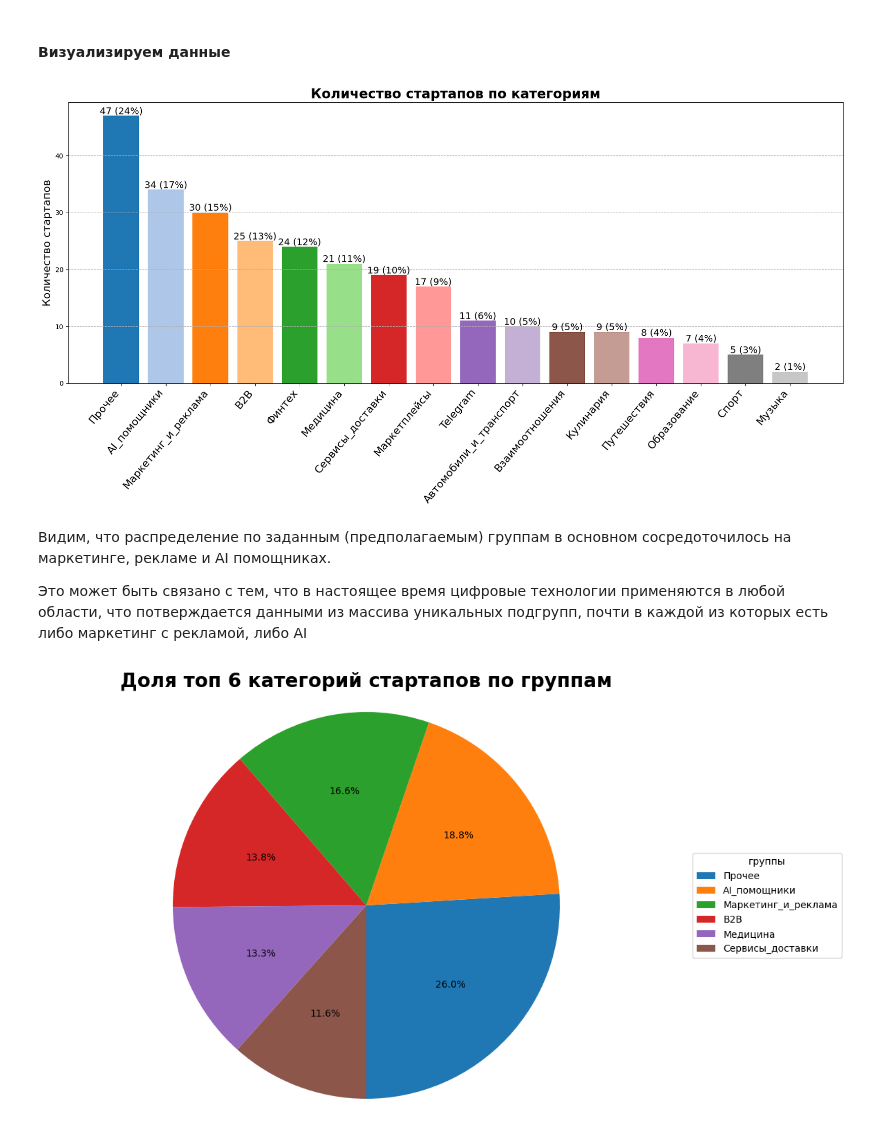
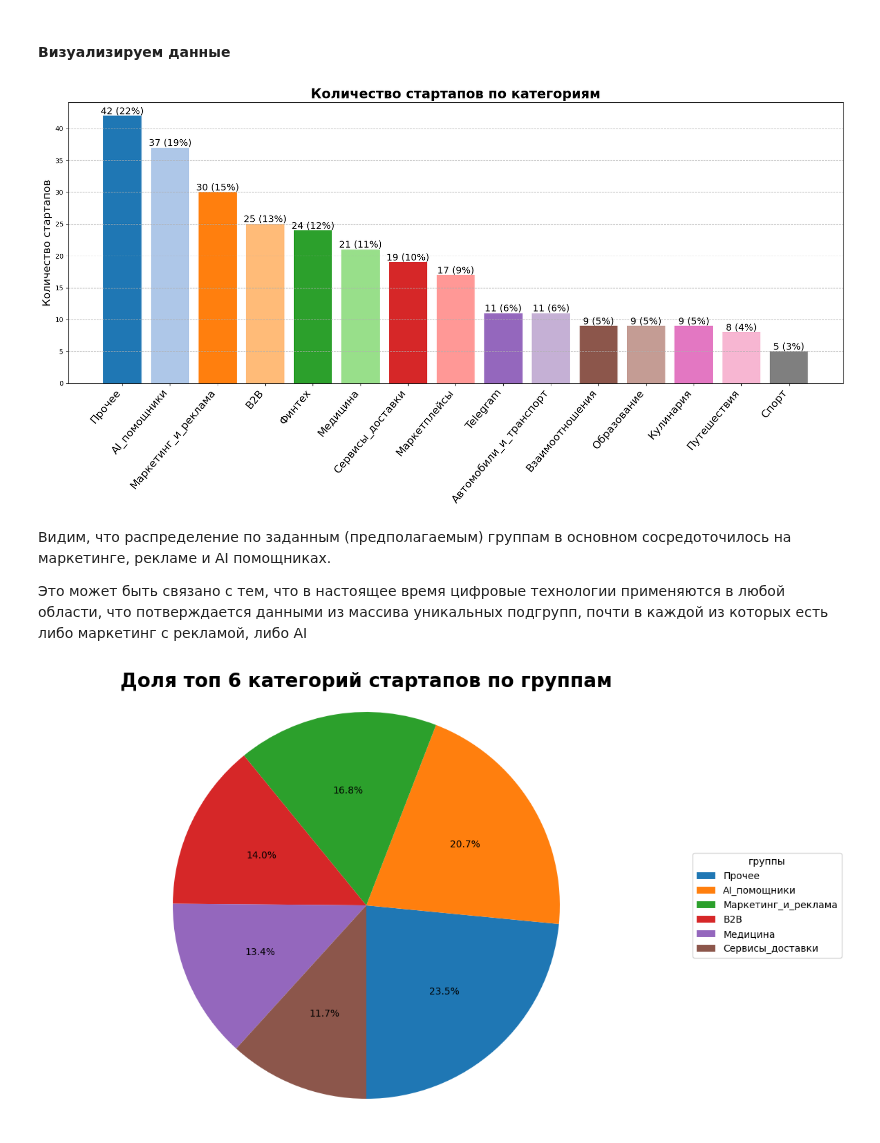
Before and after one commit to panchill/Startup-analytics, a Jupyter notebook: Startup_analytics.ipynb, the cells around one changed output. Cells and saved outputs as stored; diff of their text form; code cells hidden in the pictures.

```diff
--- a/Startup_analytics.ipynb
+++ b/Startup_analytics.ipynb
@@ -15,6 +15,7 @@ df['Воздержалось'] = pd.to_numeric(df['Воздержалось'], e
 df['Инвестиции(руб)'] = df['Инвестиции(руб)'].replace(0, np.nan)
 df = df.drop(columns='№')
 df = df.drop(index=82) #Дропаем строку в бизнесом, о котором нет данных
+df = df.drop(index=176) #Дропаем строку в бизнесом, о котором нет данных
 df = df.drop_duplicates(subset='Название')
 pd.set_option('display.max_colwidth', None)  # 150 означает ограничение на кол-во символов в колонке "Описание"
 # %% [markdown]
@@ -52,17 +53,16 @@ description_renamed
 keywords = {
     'Telegram' : ['телеграм', 'telegram', 'бот'],
     'Взаимоотношения' : [ 'познакомиться', 'знакомств', 'отношени', 'свидани', 'коммуникаци', 'скандал'],
-    'AI_помощники' : ['виртуальн', 'помощник', 'ai', 'искусственн', 'интелект', 'ии'],
+    'AI_помощники' : ['виртуальн', 'помощник', 'ai', 'искусственн', 'интелект', 'ии', 'progpt','нейросет'], # proGPT нужен лишь для одного стартапа который относится к ИИ
     'Маркетинг_и_реклама' : ['реклам', 'маркетинг', 'продвижение', 'целевая', 'crm', 'привлечен', 'инвестор', 'конкурент'],
     'B2B' : ['b2b', 'бизнес'],
     'Медицина' : ['профилактик', 'медицин', 'врач', 'докт', 'хирург ', 'маломобильных', 'процедур','здоровь', 'вирус', 'анализы', 'психолог', 'таблет', 'больн', 'узи', 'заболевани', 'фармацевт'],
-    'Образование': ['студент', 'университет', 'школ', 'образован', 'универ', 'экзамен', 'общежит', 'образован', 'английск', 'иностранн'],
-    'Музыка': ['музык', 'песн', 'звук', 'аккорд', 'мелод'],
+    'Образование': ['студент', 'университет', 'школ', 'образован', 'универ', 'экзамен', 'общежит', 'образован', 'английск', 'иностранн', 'образовательн', 'school'],
     'Спорт': ['тренировк', 'фитнес', 'физкультур', 'атлетик', 'кардио', 'нагруз', 'сорев', 'экипиров', 'упражнен'],
     'Сервисы_доставки': [ 'курьер', 'доставк', 'груз', 'логистик', 'маршрут', 'навигатор'],
     'Путешествия': ['поездк', 'туризм', 'путешеств', 'путевк', 'экскурси', 'курорт', 'проживание', 'travel'],
     'Кулинария': ['кухн', 'повар', 'еда', 'пищ', 'рецепт', 'ингредиент', 'блюд', 'еды', 'общепит', 'едой'],
-    'Автомобили_и_транспорт' : ['машина', 'техобслуж', 'кузов', 'транспорт','автомобил', 'двигател', 'автовладел', 'автозапчаст'],
+    'Автомобили_и_транспорт' : ['машина', 'техобслуж', 'кузов', 'транспорт','автомобил', 'двигател', 'автовладел', 'автозапчаст', 'машины'],
     'Финтех' : ['крипто', 'валюта', 'трейд', 'инвестици', 'блокчейн', 'страховани', 'кредит', 'банкинг', 'платежн'],
     'Маркетплейсы' : ['маркетплейс'],
 }
@@ -173,6 +159,5 @@ def count_subcategory_occurrences(df, subcategories):
     result_df = pd.DataFrame(results, columns=['Категория', 'Количество'])
     result_df = result_df.sort_values(by='Количество', ascending=False).reset_index(drop=True)
     return result_df
-subcategories_list = ['Прочее', 'Telegram', 'B2B', 'Взаимоотношения', 'AI_помощники', 'Маркетплейсы', 'Финтех', 'Автомобили_и_транспорт', 'Музыка', 'Медицина', 'Спорт', 'Сервисы_доставки', 'Путешествия', 'Кулинария', 'Образование', 'Маркетинг_и_реклама']
+subcategories_list = ['Прочее', 'Telegram', 'B2B', 'Взаимоотношения', 'AI_помощники', 'Маркетплейсы', 'Финтех', 'Автомобили_и_транспорт', 'Медицина', 'Спорт', 'Сервисы_доставки', 'Путешествия', 'Кулинария', 'Образование', 'Маркетинг_и_реклама']
 subcategory_counts_df = count_subcategory_occurrences(df, subcategories_list)
-subcategory_counts_df
@@ -227,7 +194,7 @@ for bar, count in zip(bars, category_counts):
     )
 plt.show()
 # %% [output]
-[figure, old version]
+[figure, new version]
 # %% [markdown]
 
 
@@ -236,34 +203,34 @@ plt.show()
 Это может быть связано с тем, что в настоящее время цифровые технологии применяются в любой области, что потверждается данными из массива уникальных подгрупп, почти в каждой из которых есть либо маркетинг с рекламой, либо AI
 # %%
 
-merge_to_other = ['Спорт', 'Музыка', 'Кулинария', 'Путешествия', 'Маркетплейсы', 'Telegram', 'Взаимоотношения', 'Образование', 'Финтех', 'Автомобили_и_транспорт']
+merge_to_other = ['Спорт', 'Кулинария', 'Путешествия', 'Маркетплейсы', 'Telegram', 'Взаимоотношения', 'Образование', 'Финтех', 'Автомобили_и_транспорт']
 category_labels = list(subcategory_counts_df['Категория'])
 category_counts = list(subcategory_counts_df['Количество'])
 other_count = 0
 for label, count in zip(category_labels, category_counts):
     if label in merge_to_other:
         other_count += count
 category_labels = [label for label in category_labels if label not in merge_to_other]
 category_counts = [count for label, count in zip(category_labels, category_counts) if label not in merge_to_other]
 colors = plt.get_cmap('tab10').colors
 plt.figure(figsize=(12, 8))
 plt.pie(
     category_counts,
     autopct='%1.1f%%',
     colors=colors[:len(category_labels)],
     startangle=-90
 )
 plt.legend(
     category_labels,
     title="группы",
     loc="center left",
     bbox_to_anchor=(1, 0, 0.5, 1)
 )
 plt.title('Доля топ 6 категорий стартапов по группам', fontsize=20, fontweight='bold')
 plt.axis('equal')  # Оформление диаграммы в круг
 plt.show()
 # %% [output]
-[figure, old version]
+[figure, new version]
 # %% [markdown]
 
 
```
Also changed, not shown: parts of 9 cells of this notebook.
